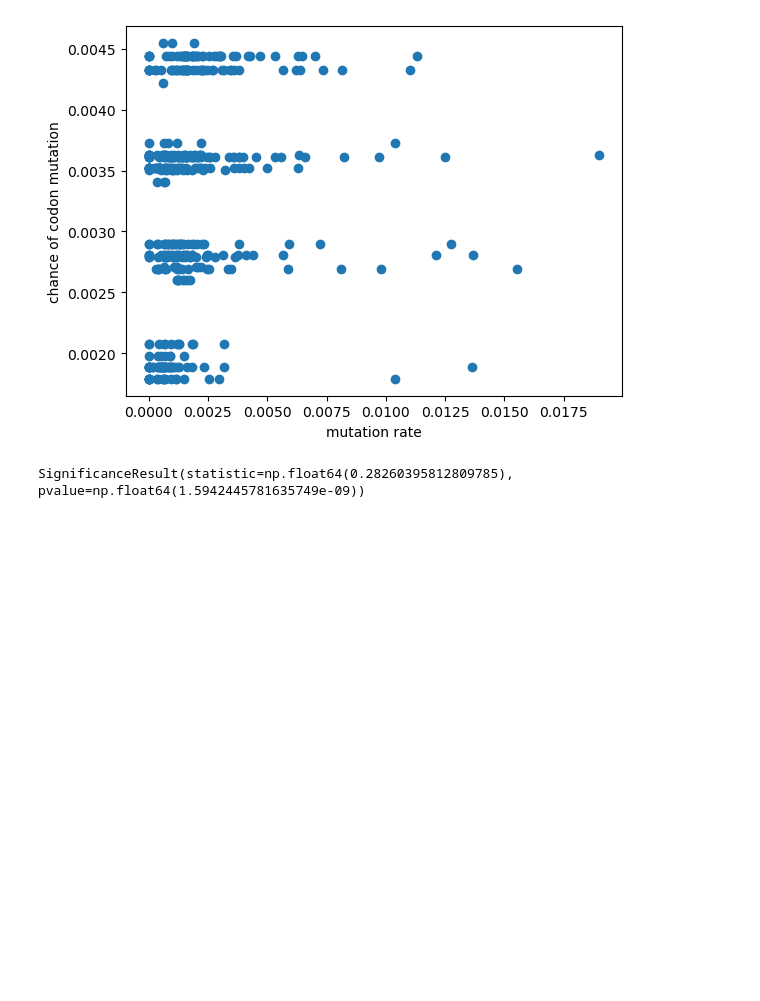
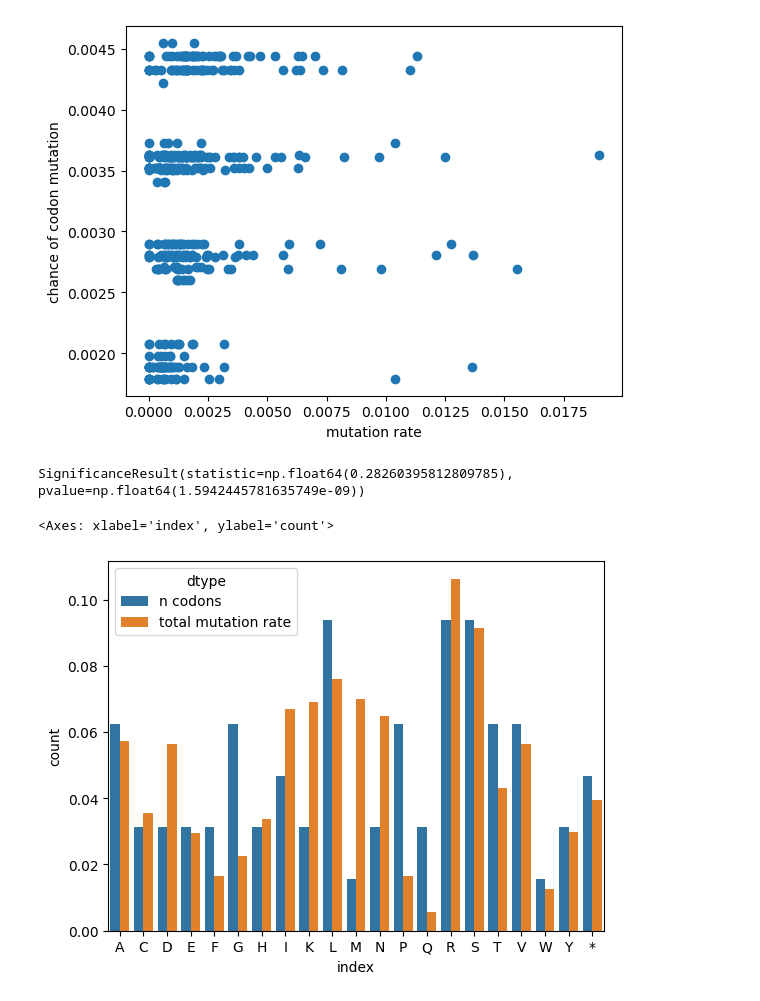
Before and after one commit to AliceHovsepyan/pogo_pance_draft, a Jupyter notebook: DMS_analysis_combine_all_datasets.ipynb, the cells around one changed output. Cells and saved outputs as stored; diff of their text form; code cells hidden in the pictures; blank space fills up the shorter version.

```diff
--- a/DMS_analysis_combine_all_datasets.ipynb
+++ b/DMS_analysis_combine_all_datasets.ipynb
@@ -774,3 +787,31 @@ import scipy as sc
 sc.stats.spearmanr(combined_AA_enrichments_cycles["Mut1"]["mut_enrichment"][1].sum(axis = 0),chance_of_mut_codon_pos)
 # %% [output]
 SignificanceResult(statistic=np.float64(0.28260395812809785), pvalue=np.float64(1.5942445781635749e-09))
+# %%
+total_occurrence_of_AAs = combined_AA_enrichments_cycles["Mut1"]["mut_enrichment"][1].sum(axis = 1)
+
+total_occurrence_of_AAs = pd.DataFrame(total_occurrence_of_AAs)
+total_occurrence_of_AAs.columns =[ "count"]
+total_occurrence_of_AAs.loc[:,"dtype"] = "total mutation rate"
+##frequency
+total_occurrence_of_AAs.loc[:,"count"] = total_occurrence_of_AAs.loc[:,"count"]/total_occurrence_of_AAs.loc[:,"count"].sum()
+
+
+n_codons_per_aa = pd.DataFrame(index = total_occurrence_of_AAs.index, columns = ["count", "dtype"], data = 0, dtype = np.float64)
+for aa in total_occurrence_of_AAs.index:
+    n_codons_per_aa.loc[aa, "count"] = list(genetic_code.values()).count(aa)
+    n_codons_per_aa.loc[aa, "dtype"] = "n codons"
+
+## frequency
+n_codons_per_aa.loc[:,"count"] = n_codons_per_aa.loc[:,"count"]/n_codons_per_aa.loc[:,"count"].sum()
+
+## set index as column
+n_codons_per_aa.reset_index(inplace=True)
+total_occurrence_of_AAs.reset_index(inplace=True)
+## concat
+total_df = pd.concat( (n_codons_per_aa,total_occurrence_of_AAs), axis = 0)
+# %%
+sns.barplot(x='index', y='count', hue='dtype', data=total_df )
+# %% [output]
+<Axes: xlabel='index', ylabel='count'>
+[figure, added]
```
Also changed, not shown: parts of 8 cells of this notebook.
